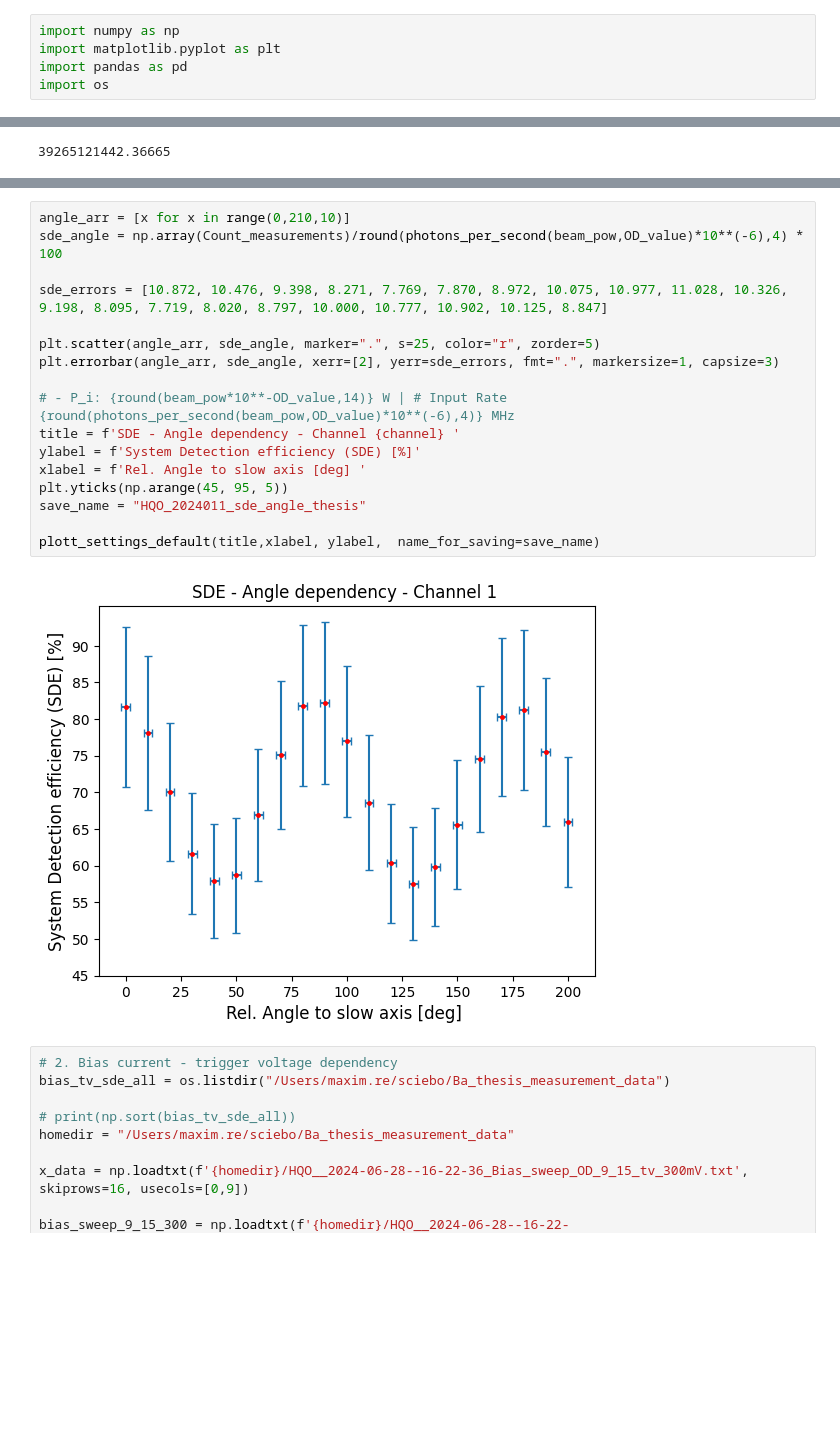
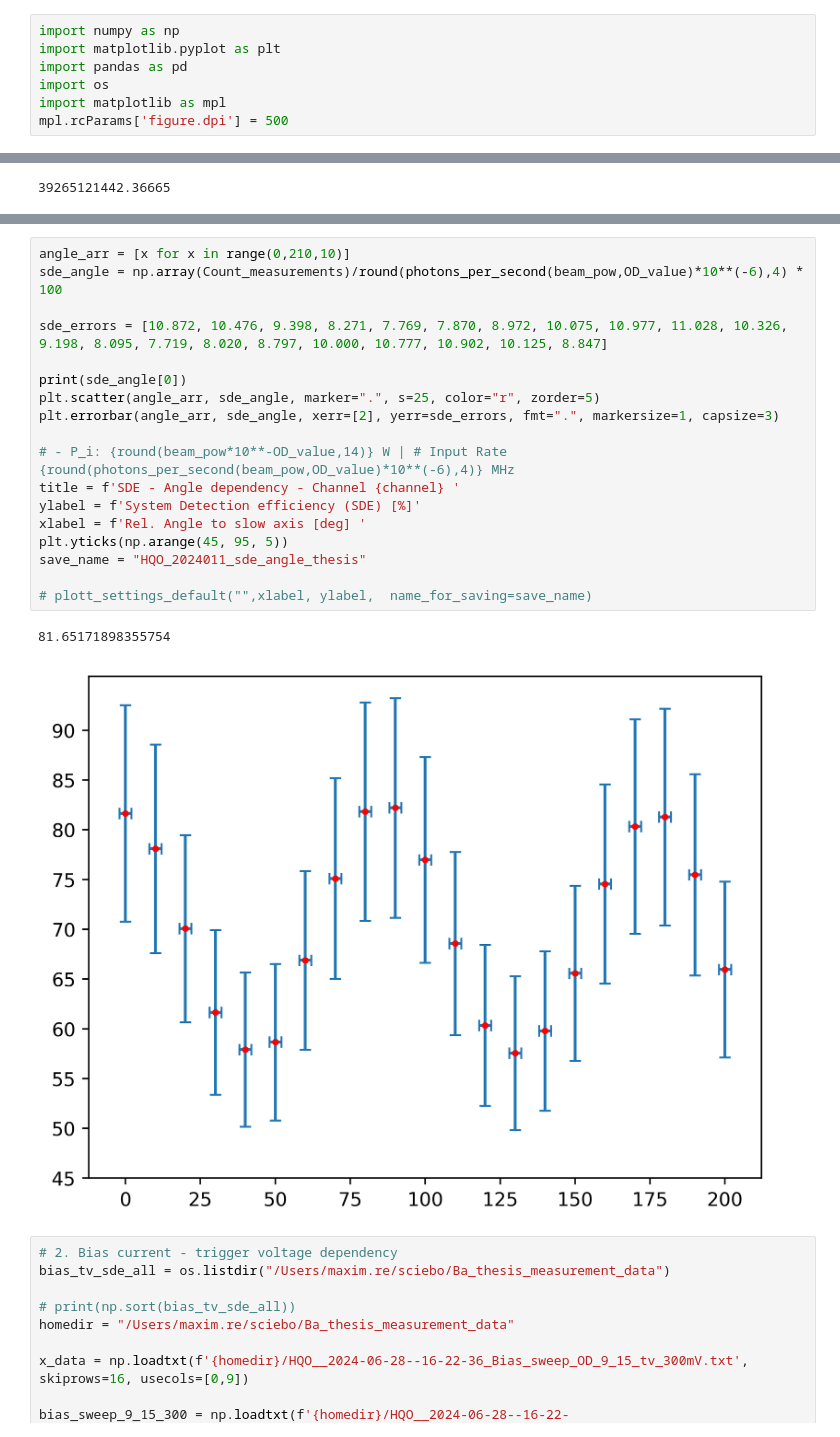
Before and after one commit to MXM1796/Bachelor_thesis_24, a Jupyter notebook: Porgramming/efficiency_evaluation.ipynb, the cells around one changed output, grey strips where cells are left out. Saved outputs shown, nothing was run; the diff lists cells and outputs as text; blank space fills up the shorter version.

```diff
--- a/Porgramming/efficiency_evaluation.ipynb
+++ b/Porgramming/efficiency_evaluation.ipynb
@@ -3,6 +3,8 @@ import numpy as np
 import matplotlib.pyplot as plt
 import pandas as pd
 import os
+import matplotlib as mpl
+mpl.rcParams['figure.dpi'] = 500
 # %%
 # 1. Angle - Count rate dependency
 # %%
@@ -60,22 +62,24 @@ plott_settings_default(title,xlabel, ylabel, name_for_saving=save_name)
 # %%
 angle_arr = [x for x in range(0,210,10)]
 sde_angle = np.array(Count_measurements)/round(photons_per_second(beam_pow,OD_value)*10**(-6),4) * 100
 
 sde_errors = [10.872, 10.476, 9.398, 8.271, 7.769, 7.870, 8.972, 10.075, 10.977, 11.028, 10.326, 9.198, 8.095, 7.719, 8.020, 8.797, 10.000, 10.777, 10.902, 10.125, 8.847]
 
+print(sde_angle[0])
 plt.scatter(angle_arr, sde_angle, marker=".", s=25, color="r", zorder=5)
 plt.errorbar(angle_arr, sde_angle, xerr=[2], yerr=sde_errors, fmt=".", markersize=1, capsize=3)
 
 # - P_i: {round(beam_pow*10**-OD_value,14)} W | # Input Rate {round(photons_per_second(beam_pow,OD_value)*10**(-6),4)} MHz
 title = f'SDE - Angle dependency - Channel {channel} '
 ylabel = f'System Detection efficiency (SDE) [%]'
 xlabel = f'Rel. Angle to slow axis [deg] '
 plt.yticks(np.arange(45, 95, 5))
 save_name = "HQO_2024011_sde_angle_thesis"
 
-plott_settings_default(title,xlabel, ylabel,  name_for_saving=save_name)
+# plott_settings_default("",xlabel, ylabel,  name_for_saving=save_name)
 # %% [output]
+81.65171898355754
-[figure, old version]
+[figure, new version]
 # %%
 # 2. Bias current - trigger voltage dependency
 bias_tv_sde_all = os.listdir("/Users/maxim.re/sciebo/Ba_thesis_measurement_data")
```
Also changed, not shown: parts of 4 cells of this notebook, 19 other files.
